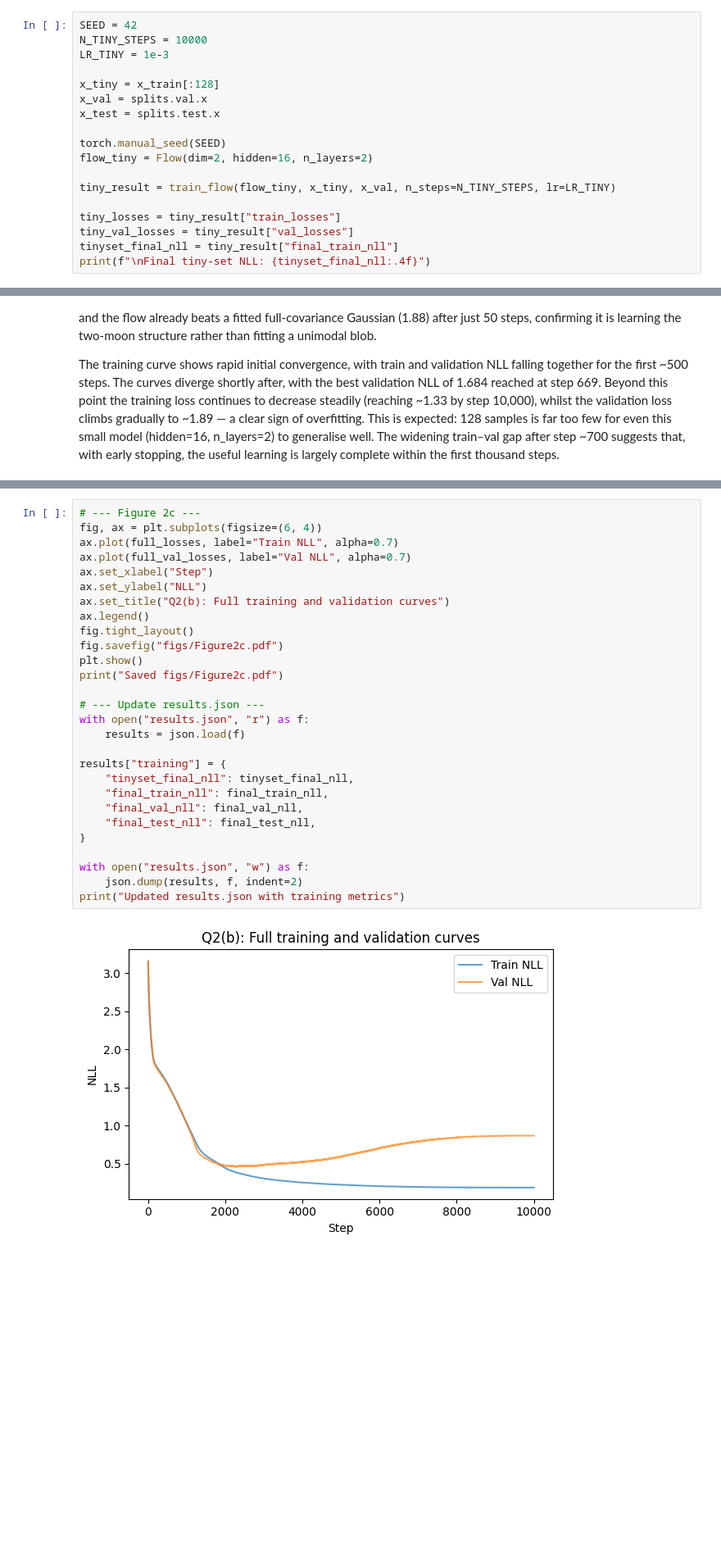
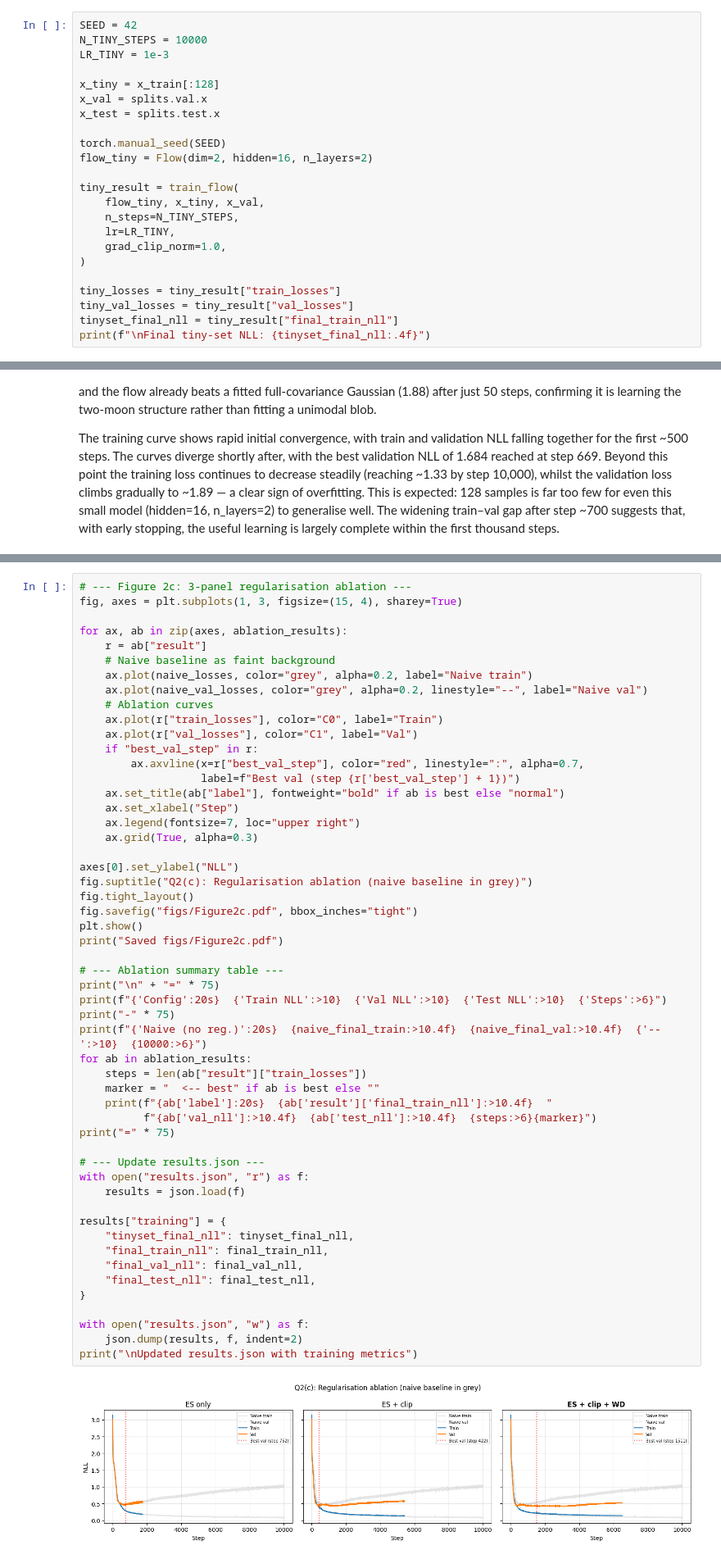
Before and after one commit to rowan-dauria/m2-coursework, a Jupyter notebook: coursework.ipynb, the cells around one changed output, grey strips where cells are left out. Shown at 82% size. Drawn from its saved outputs; the diff is of its cells as text; blank space fills up the shorter version.

Commit message:
ablation study in q2c

```diff
--- a/coursework.ipynb
+++ b/coursework.ipynb
@@ -202,7 +202,12 @@ x_test = splits.test.x
 torch.manual_seed(SEED)
 flow_tiny = Flow(dim=2, hidden=16, n_layers=2)
 
-tiny_result = train_flow(flow_tiny, x_tiny, x_val, n_steps=N_TINY_STEPS, lr=LR_TINY)
+tiny_result = train_flow(
+    flow_tiny, x_tiny, x_val,
+    n_steps=N_TINY_STEPS,
+    lr=LR_TINY,
+    grad_clip_norm=1.0,
+)
 
 tiny_losses = tiny_result["train_losses"]
 tiny_val_losses = tiny_result["val_losses"]
@@ -334,33 +418,58 @@ Final Test NLL:  0.8562
 Saved checkpoint to checkpoints/flow_full.pt
 Saved training curves to logs/training_curves.json
 # %%
-# --- Figure 2c ---
-fig, ax = plt.subplots(figsize=(6, 4))
-ax.plot(full_losses, label="Train NLL", alpha=0.7)
-ax.plot(full_val_losses, label="Val NLL", alpha=0.7)
-ax.set_xlabel("Step")
-ax.set_ylabel("NLL")
-ax.set_title("Q2(b): Full training and validation curves")
-ax.legend()
+# --- Figure 2c: 3-panel regularisation ablation ---
+fig, axes = plt.subplots(1, 3, figsize=(15, 4), sharey=True)
+
+for ax, ab in zip(axes, ablation_results):
+    r = ab["result"]
+    # Naive baseline as faint background
+    ax.plot(naive_losses, color="grey", alpha=0.2, label="Naive train")
+    ax.plot(naive_val_losses, color="grey", alpha=0.2, linestyle="--", label="Naive val")
+    # Ablation curves
+    ax.plot(r["train_losses"], color="C0", label="Train")
+    ax.plot(r["val_losses"], color="C1", label="Val")
+    if "best_val_step" in r:
+        ax.axvline(x=r["best_val_step"], color="red", linestyle=":", alpha=0.7,
+                   label=f"Best val (step {r['best_val_step'] + 1})")
+    ax.set_title(ab["label"], fontweight="bold" if ab is best else "normal")
+    ax.set_xlabel("Step")
+    ax.legend(fontsize=7, loc="upper right")
+    ax.grid(True, alpha=0.3)
+
+axes[0].set_ylabel("NLL")
+fig.suptitle("Q2(c): Regularisation ablation (naive baseline in grey)")
 fig.tight_layout()
-fig.savefig("figs/Figure2c.pdf")
+fig.savefig("figs/Figure2c.pdf", bbox_inches="tight")
 plt.show()
 print("Saved figs/Figure2c.pdf")
+
+# --- Ablation summary table ---
+print("\n" + "=" * 75)
+print(f"{'Config':20s}  {'Train NLL':>10}  {'Val NLL':>10}  {'Test NLL':>10}  {'Steps':>6}")
+print("-" * 75)
+print(f"{'Naive (no reg.)':20s}  {naive_final_train:>10.4f}  {naive_final_val:>10.4f}  {'--':>10}  {10000:>6}")
+for ab in ablation_results:
+    steps = len(ab["result"]["train_losses"])
+    marker = "  <-- best" if ab is best else ""
+    print(f"{ab['label']:20s}  {ab['result']['final_train_nll']:>10.4f}  "
+          f"{ab['val_nll']:>10.4f}  {ab['test_nll']:>10.4f}  {steps:>6}{marker}")
+print("=" * 75)
 
 # --- Update results.json ---
 with open("results.json", "r") as f:
     results = json.load(f)
 
 results["training"] = {
     "tinyset_final_nll": tinyset_final_nll,
     "final_train_nll": final_train_nll,
     "final_val_nll": final_val_nll,
     "final_test_nll": final_test_nll,
 }
 
 with open("results.json", "w") as f:
     json.dump(results, f, indent=2)
-print("Updated results.json with training metrics")
+print("\nUpdated results.json with training metrics")
 # %% [output]
-[figure, old version]
+[figure, new version]
 Saved figs/Figure2c.pdf
```
Also changed, not shown: parts of 9 cells of this notebook, 8 other files.
